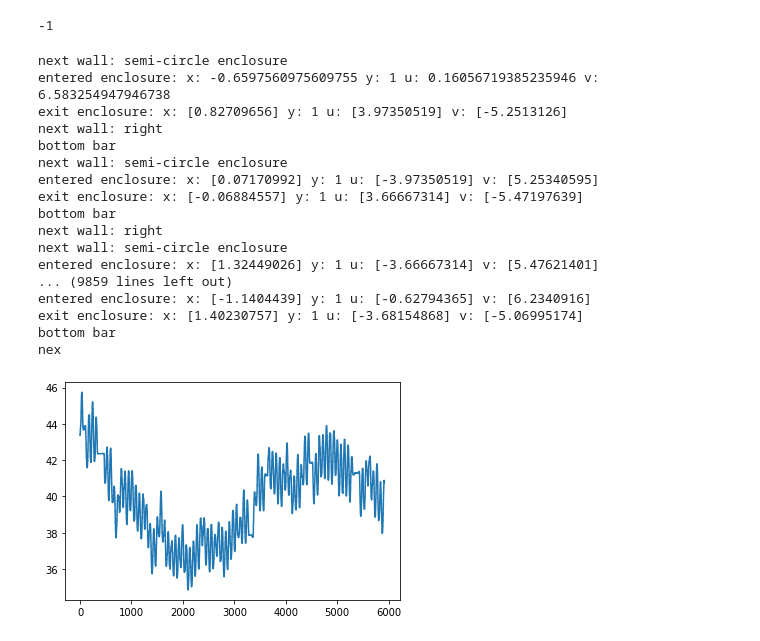
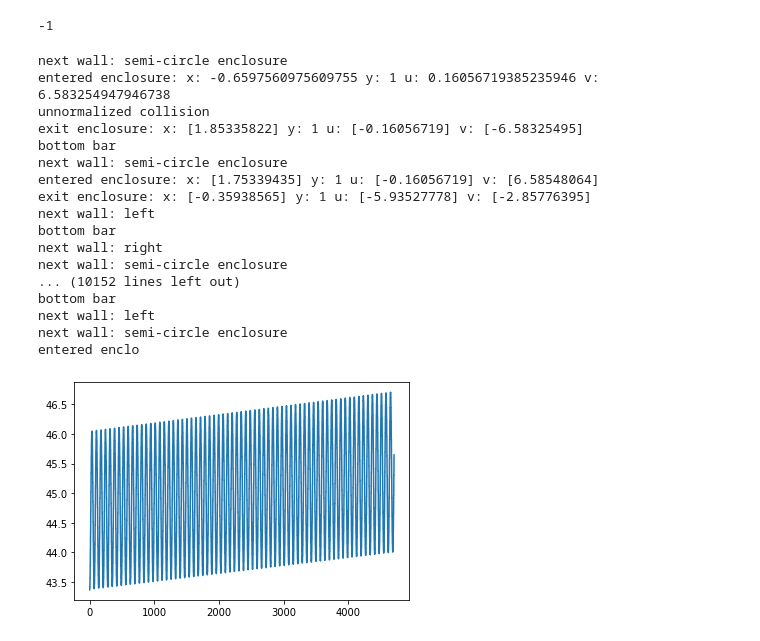
Before and after one commit to nirnayroy/2d-billiards, a Jupyter notebook: Copy_of_2d_billiards.ipynb, the cells around one changed output. Cells and saved outputs as stored; diff of their text form; code cells hidden in the pictures.

Commit message:
Update Copy_of_2d_billiards.ipynb
trapezium enclosure working

```diff
--- a/Copy_of_2d_billiards.ipynb
+++ b/Copy_of_2d_billiards.ipynb
@@ -731,9 +731,6 @@ def sem_func(x, r):
 def d_sem_func(x, r):
     return (x/np.sqrt((r**2)-(x**2)))
 
-def normalize(x):
-    x /= np.linalg.norm(x)
-    return x
 
 def semicircle_enclosure(x, y , u, v, t, lam, l, h, s, omega):
     r = l #for semi enclosure
@@ -811,8 +808,10 @@ def semicircle_enclosure(x, y , u, v, t, lam, l, h, s, omega):
         #nor_inc = normalize(vel_vec)
         vel_vec = vel_vec.reshape(2,1)
         ref = np.array(vel_vec - (2*np.dot(np.transpose(nor_vec), vel_vec)*nor_vec))
-        ref = np.linalg.norm(vel_vec)*normalize(ref)
+        ref = ((np.linalg.norm(vel_vec)/np.linalg.norm(ref))*ref).reshape(2, 1)
         #print('ref:', ref, 'ref shape:', ref.shape)
+        if np.linalg.norm(vel_vec) != np.linalg.norm(ref):
+            print('unnormalized collision')
         tx = (xf-x)/vel_vec[0]
         ty = (yf-y)/vel_vec[1]
         if tx - ty > 0.0000001:
@@ -933,43 +932,43 @@ def plot_bill(states):
         #ys.append(y)
         ts.append(t)
     #plt.scatter(xs, ys)
     #plt.xlim(-20, 20)
     #plt.ylim(-10, 10)
     #plt.show()
     plt.plot(ts, es)
     plt.show()
 
 omega=(2*np.pi/70)
 lam=1
 ui= ((4*lam*omega)/np.sqrt(5))
 vi=(41*((4*lam*omega)/np.sqrt(5)))
 l=2
 h=1
 s = 0.1
 res = iteration(xi =-0.70, yi=-0.65, ui = ui,
                 vi =vi,
                 omega=omega, lam=1, l=2, h=1,s = 0.1,
                 ni=10000)
 plot_bill(res)
 # %% [output]
 next wall: semi-circle enclosure
 entered enclosure: x: -0.6597560975609755 y: 1 u: 0.16056719385235946 v: 6.583254947946738
-exit enclosure: x: [0.82709656] y: 1 u: [3.97350519] v: [-5.2513126]
-next wall: right
+unnormalized collision
+exit enclosure: x: [1.85335822] y: 1 u: [-0.16056719] v: [-6.58325495]
 bottom bar
 next wall: semi-circle enclosure
-entered enclosure: x: [0.07170992] y: 1 u: [-3.97350519] v: [5.25340595]
-exit enclosure: x: [-0.06884557] y: 1 u: [3.66667314] v: [-5.47197639]
+entered enclosure: x: [1.75339435] y: 1 u: [-0.16056719] v: [6.58548064]
+exit enclosure: x: [-0.35938565] y: 1 u: [-5.93527778] v: [-2.85776395]
+next wall: left
 bottom bar
 next wall: right
 next wall: semi-circle enclosure
-entered enclosure: x: [1.32449026] y: 1 u: [-3.66667314] v: [5.47621401]
-... (9859 lines left out)
-entered enclosure: x: [-1.1404439] y: 1 u: [-0.62794365] v: [6.2340916]
-exit enclosure: x: [1.40230757] y: 1 u: [-3.68154868] v: [-5.06995174]
+... (10152 lines left out)
 bottom bar
-nex
+next wall: left
+next wall: semi-circle enclosure
+entered enclo
-[figure, old version]
+[figure, new version]
 # %%
 
 def semicircle_enclosure(x, y , u, v, t, lam, l, h, s, omega):
```
Also changed, not shown: parts of 3 cells of this notebook.
